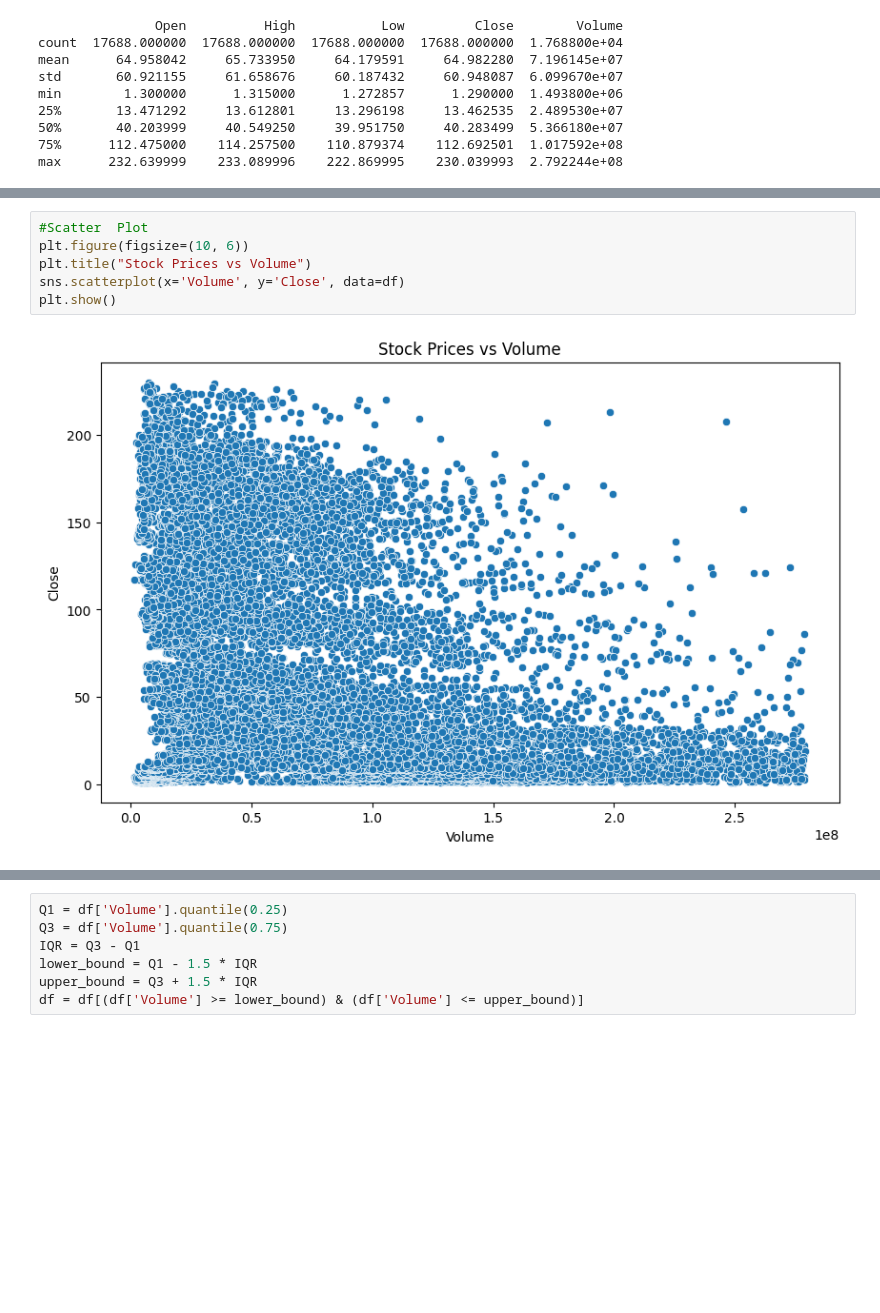
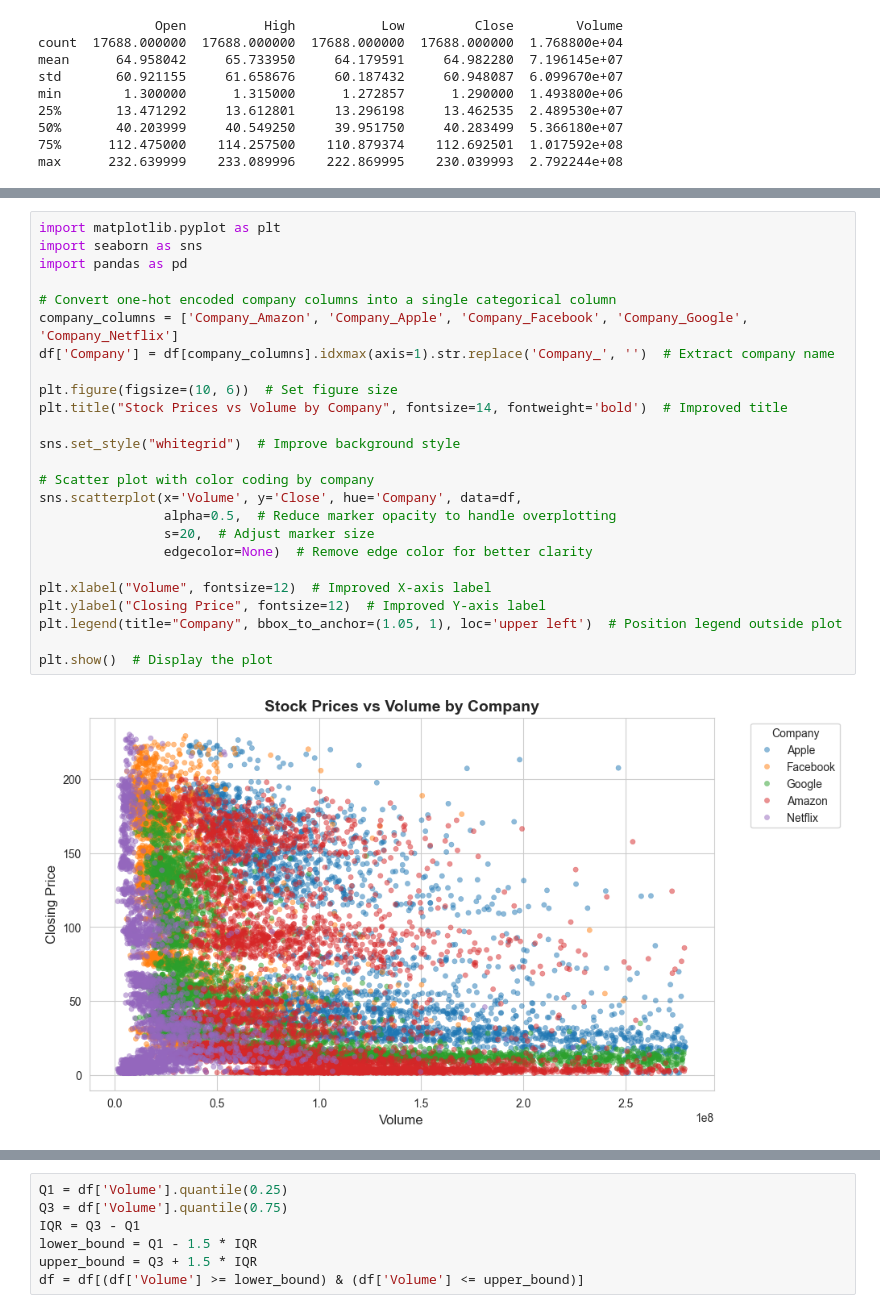
Before and after one commit to abineshm2104/Faang, a Jupyter notebook: data_preprocessing.ipynb, the cells around one changed output, grey strips where cells are left out. Saved outputs shown, nothing was run; the diff lists cells and outputs as text; blank space fills up the shorter version.

```diff
--- a/data_preprocessing.ipynb
+++ b/data_preprocessing.ipynb
@@ -321,11 +383,30 @@ plt.show()
-# %%
-#Scatter  Plot
-plt.figure(figsize=(10, 6))
-plt.title("Stock Prices vs Volume")
-sns.scatterplot(x='Volume', y='Close', data=df)
-plt.show()
-# %% [output]
-[figure, removed]
+# %%
+import matplotlib.pyplot as plt
+import seaborn as sns
+import pandas as pd
+
+# Convert one-hot encoded company columns into a single categorical column
+company_columns = ['Company_Amazon', 'Company_Apple', 'Company_Facebook', 'Company_Google', 'Company_Netflix']
+df['Company'] = df[company_columns].idxmax(axis=1).str.replace('Company_', '')  # Extract company name
+
+plt.figure(figsize=(10, 6))  # Set figure size
+plt.title("Stock Prices vs Volume by Company", fontsize=14, fontweight='bold')  # Improved title
+
+sns.set_style("whitegrid")  # Improve background style
+
+# Scatter plot with color coding by company
+sns.scatterplot(x='Volume', y='Close', hue='Company', data=df,
+                alpha=0.5,  # Reduce marker opacity to handle overplotting
+                s=20,  # Adjust marker size
+                edgecolor=None)  # Remove edge color for better clarity
+
+plt.xlabel("Volume", fontsize=12)  # Improved X-axis label
+plt.ylabel("Closing Price", fontsize=12)  # Improved Y-axis label
+plt.legend(title="Company", bbox_to_anchor=(1.05, 1), loc='upper left')  # Position legend outside plot
+
+plt.show()  # Display the plot
+# %% [output]
+[figure, added]
 # %%
 #Box Plot
 plt.figure(figsize=(12, 6))
```
Also changed, not shown: parts of 84 cells of this notebook, 23 other files.
